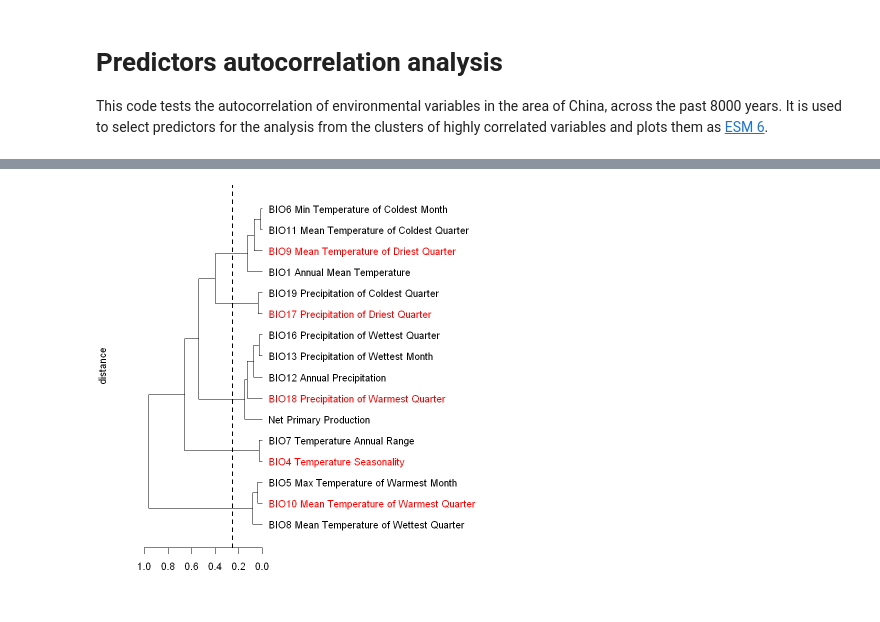
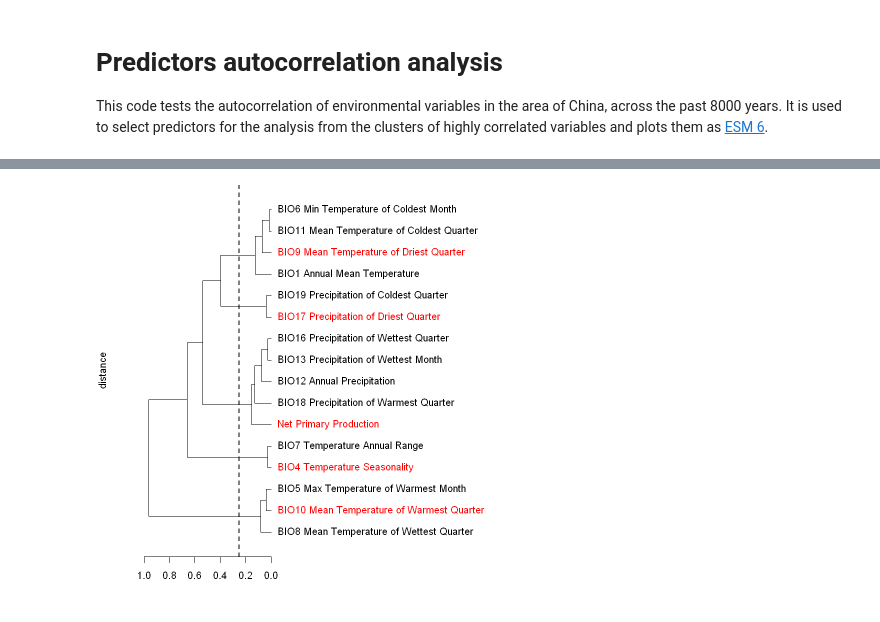
Before and after one commit to mkrzyzanska/BuckwheatNicheModelling, a Jupyter notebook: notebooks/02_Predictors_autocorrelation_analysis.ipynb, the cells around one changed output, grey strips where cells are left out. Cells and saved outputs as stored; diff of their text form; code cells hidden in the pictures.

```diff
--- a/notebooks/02_Predictors_autocorrelation_analysis.ipynb
+++ b/notebooks/02_Predictors_autocorrelation_analysis.ipynb
@@ -101,11 +102,11 @@ var.cluster <- hclust(1-var.dist)
 dd<-as.dendrogram(var.cluster)
 # %%
 # Plot the dendrogram showing the clusters of higly correlated predictors:
-labels_colors(dd) <- c("black","red","black","red","black","black","red","black","black","black","red","black","black","red","black","black")
+labels_colors(dd) <- c("black","red","black","red","black","red","black","black","black","black","red","black","black","red","black","black")
 #pdf(path2dendrogram, width=6.85, height=6.85,bg = "transparent")
 par(mar=c(4,4,0,20))
 plot(dd, main="",ylab="distance", xlab="",sub=NA, cex=0.75,col=c("red","blue","black","yellow"),horiz=T)
 abline(v=0.25, lty=2, lwd=2)
 #dev.off()
 # %% [output]
-[figure, old version]
+[figure, new version]
```
Also changed, not shown: parts of 1 cell of this notebook.
